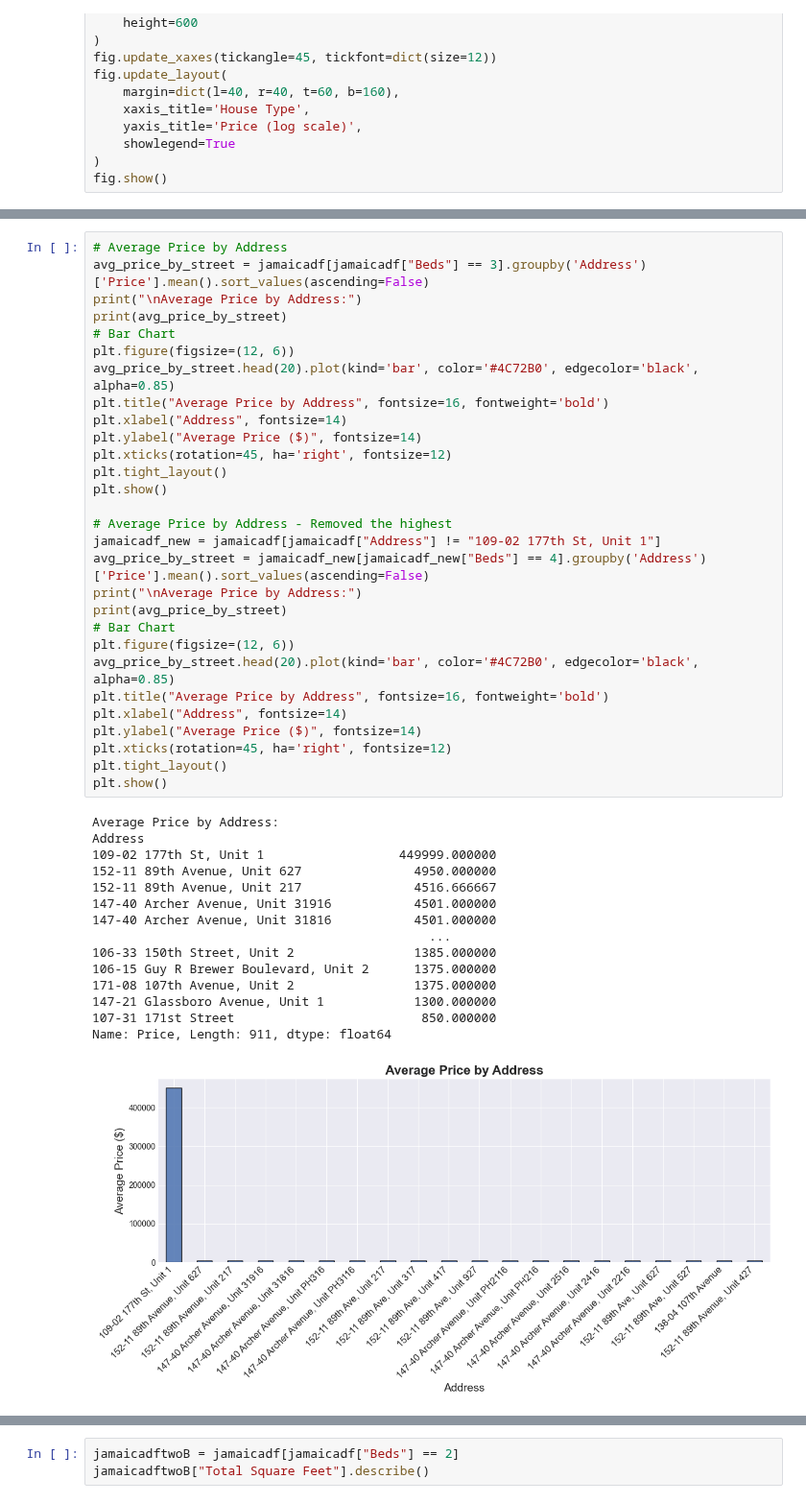
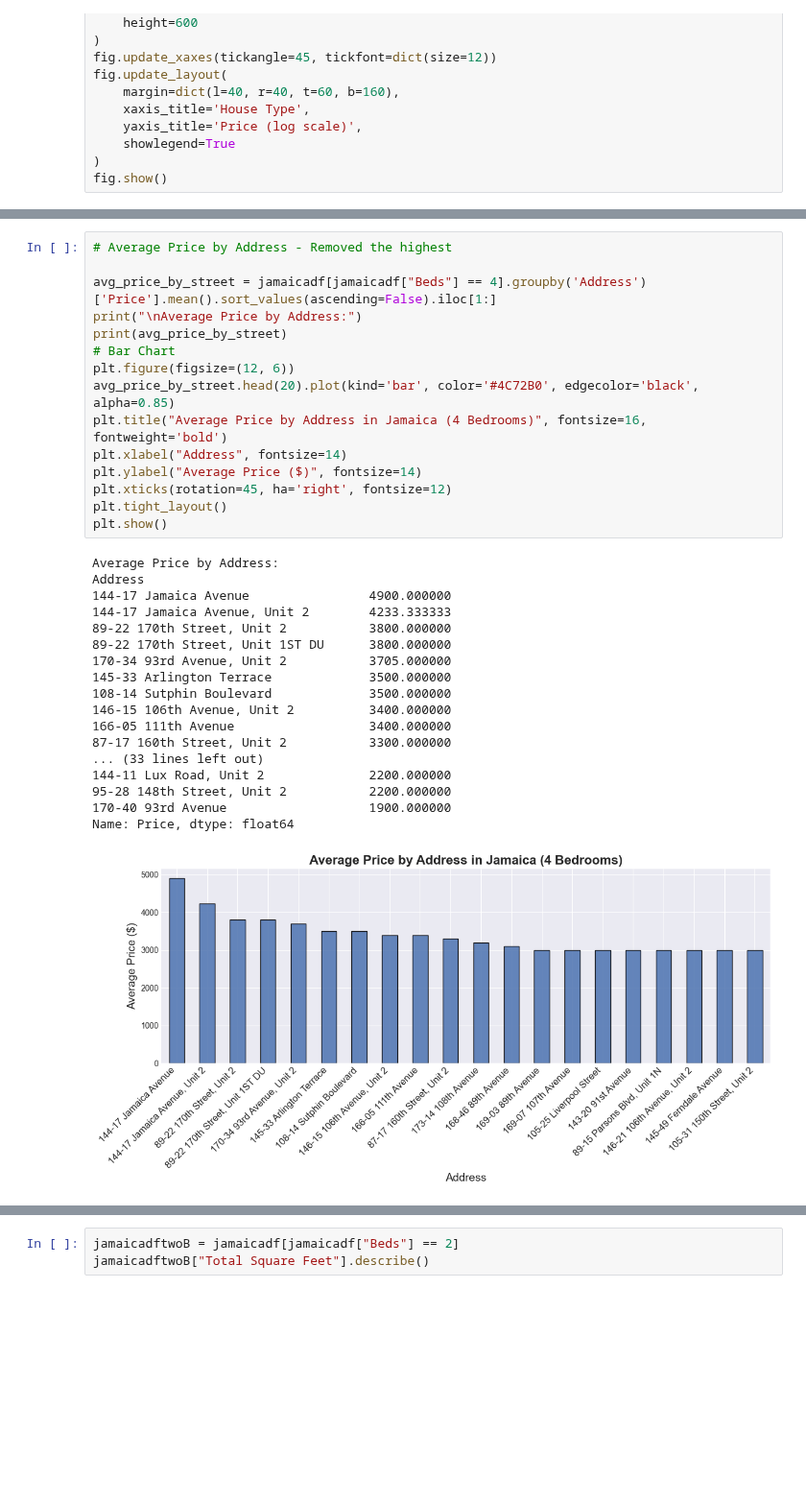
Before and after one commit to supernovaaa2024/RealEstateValuation, a Jupyter notebook: RealEstateStatisticalAnalysis.ipynb, the cells around one changed output, grey strips where cells are left out. Shown at 96% size. Drawn from its saved outputs; the diff is of its cells as text; blank space fills up the shorter version.

```diff
--- a/RealEstateStatisticalAnalysis.ipynb
+++ b/RealEstateStatisticalAnalysis.ipynb
@@ -849,45 +849,34 @@ Name: Price, Length: 1026, dtype: float64
 # %%
-# Average Price by Address
-avg_price_by_street = jamaicadf[jamaicadf["Beds"] == 3].groupby('Address')['Price'].mean().sort_values(ascending=False)
+# Average Price by Address - Removed the highest
+
+avg_price_by_street = jamaicadf[jamaicadf["Beds"] == 4].groupby('Address')['Price'].mean().sort_values(ascending=False).iloc[1:]
 print("\nAverage Price by Address:")
 print(avg_price_by_street)
 # Bar Chart
 plt.figure(figsize=(12, 6))
 avg_price_by_street.head(20).plot(kind='bar', color='#4C72B0', edgecolor='black', alpha=0.85)
-plt.title("Average Price by Address", fontsize=16, fontweight='bold')
+plt.title("Average Price by Address in Jamaica (4 Bedrooms)", fontsize=16, fontweight='bold')
 plt.xlabel("Address", fontsize=14)
 plt.ylabel("Average Price ($)", fontsize=14)
 plt.xticks(rotation=45, ha='right', fontsize=12)
 plt.tight_layout()
 plt.show()
-
-# Average Price by Address - Removed the highest
-jamaicadf_new = jamaicadf[jamaicadf["Address"] != "109-02 177th St, Unit 1"]
-avg_price_by_street = jamaicadf_new[jamaicadf_new["Beds"] == 4].groupby('Address')['Price'].mean().sort_values(ascending=False)
-print("\nAverage Price by Address:")
-print(avg_price_by_street)
-# Bar Chart
-plt.figure(figsize=(12, 6))
-avg_price_by_street.head(20).plot(kind='bar', color='#4C72B0', edgecolor='black', alpha=0.85)
-plt.title("Average Price by Address", fontsize=16, fontweight='bold')
-plt.xlabel("Address", fontsize=14)
-plt.ylabel("Average Price ($)", fontsize=14)
-plt.xticks(rotation=45, ha='right', fontsize=12)
-plt.tight_layout()
-plt.show()
 # %% [output]
 Average Price by Address:
 Address
-109-02 177th St, Unit 1                  449999.000000
-152-11 89th Avenue, Unit 627               4950.000000
-152-11 89th Avenue, Unit 217               4516.666667
-147-40 Archer Avenue, Unit 31916           4501.000000
-147-40 Archer Avenue, Unit 31816           4501.000000
-                                             ...
-106-33 150th Street, Unit 2                1385.000000
-106-15 Guy R Brewer Boulevard, Unit 2      1375.000000
-171-08 107th Avenue, Unit 2                1375.000000
-147-21 Glassboro Avenue, Unit 1            1300.000000
-107-31 171st Street                         850.000000
-Name: Price, Length: 911, dtype: float64
+144-17 Jamaica Avenue                4900.000000
+144-17 Jamaica Avenue, Unit 2        4233.333333
+89-22 170th Street, Unit 2           3800.000000
+89-22 170th Street, Unit 1ST DU      3800.000000
+170-34 93rd Avenue, Unit 2           3705.000000
+145-33 Arlington Terrace             3500.000000
+108-14 Sutphin Boulevard             3500.000000
+146-15 106th Avenue, Unit 2          3400.000000
+166-05 111th Avenue                  3400.000000
+87-17 160th Street, Unit 2           3300.000000
+... (33 lines left out)
+144-11 Lux Road, Unit 2              2200.000000
+95-28 148th Street, Unit 2           2200.000000
+170-40 93rd Avenue                   1900.000000
+Name: Price, dtype: float64
-[figure, old version]
+[figure, new version]
```
Also changed, not shown: parts of 5 cells of this notebook.
